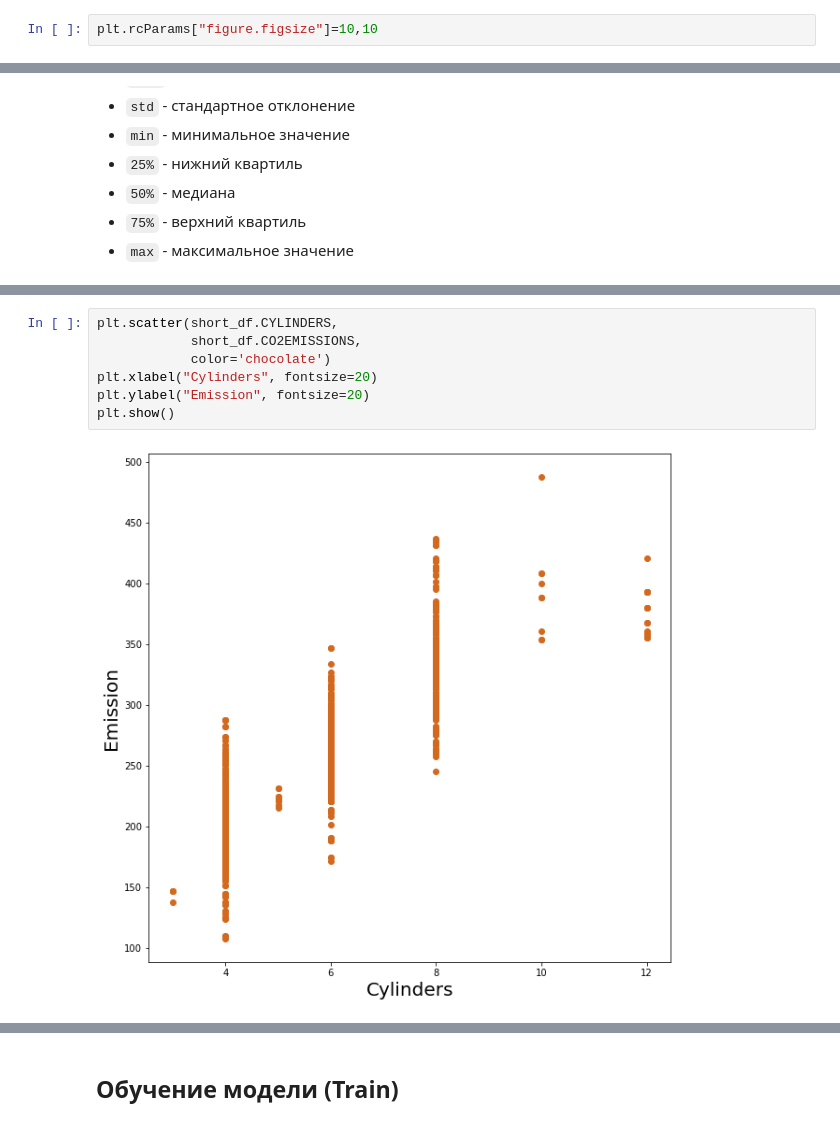
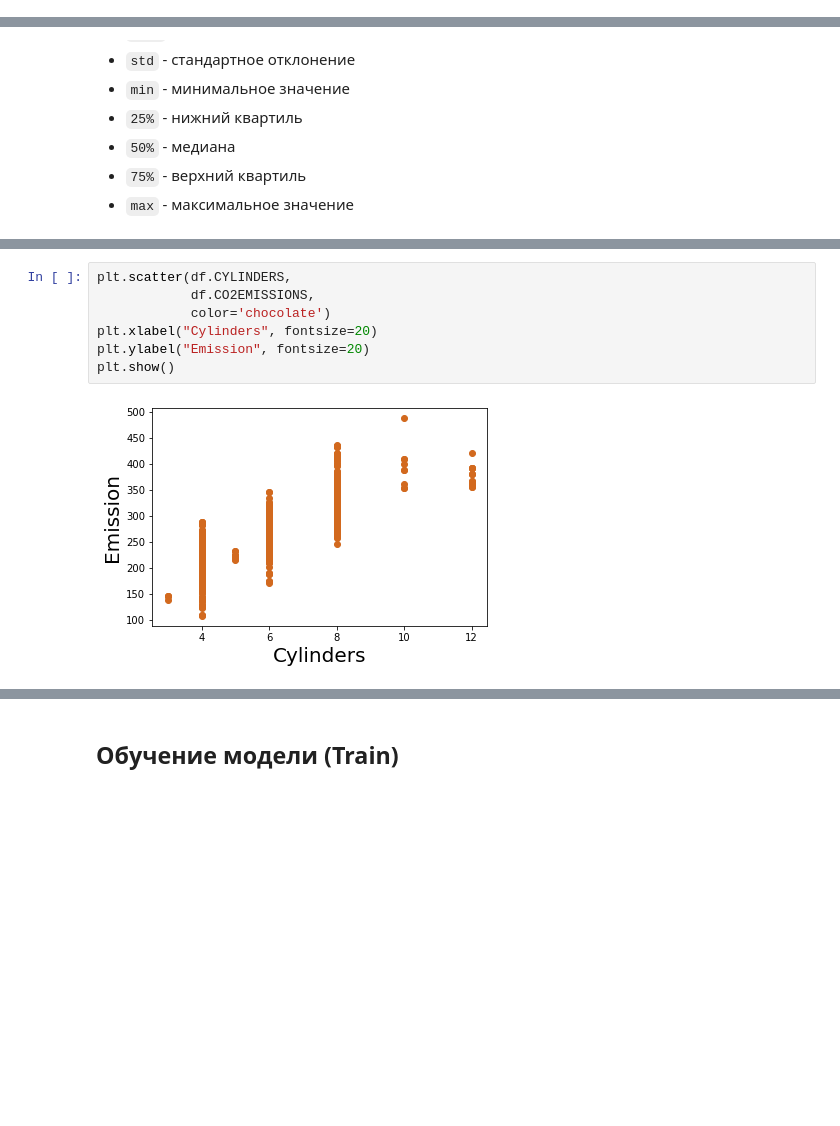
Before and after one commit to ryndovaira-org/data_science_lectures, a Jupyter notebook: 3_2_modeling_ml/3_1_1_regression/lectures/3_regression_simple.ipynb, the cells around one changed output, grey strips where cells are left out. Drawn from its saved outputs; the diff is of its cells as text; blank space fills up the shorter version.

```diff
--- a/3_2_modeling_ml/3_1_1_regression/lectures/3_regression_simple.ipynb
+++ b/3_2_modeling_ml/3_1_1_regression/lectures/3_regression_simple.ipynb
@@ -40,8 +41,6 @@ import pandas as pd
 import numpy as np
 
 %matplotlib inline
-# %%
-plt.rcParams["figure.figsize"]=10,10
 # %% [markdown]
 ## Анализ данных
 
@@ -183,9 +176,9 @@ plt.show()
 # %%
-plt.scatter(short_df.CYLINDERS,
-            short_df.CO2EMISSIONS,
+plt.scatter(df.CYLINDERS,
+            df.CO2EMISSIONS,
             color='chocolate')
 plt.xlabel("Cylinders", fontsize=20)
 plt.ylabel("Emission", fontsize=20)
 plt.show()
 # %% [output]
-[figure, old version]
+[figure, new version]
```
Also changed, not shown: parts of 18 cells of this notebook, 1 other file.
